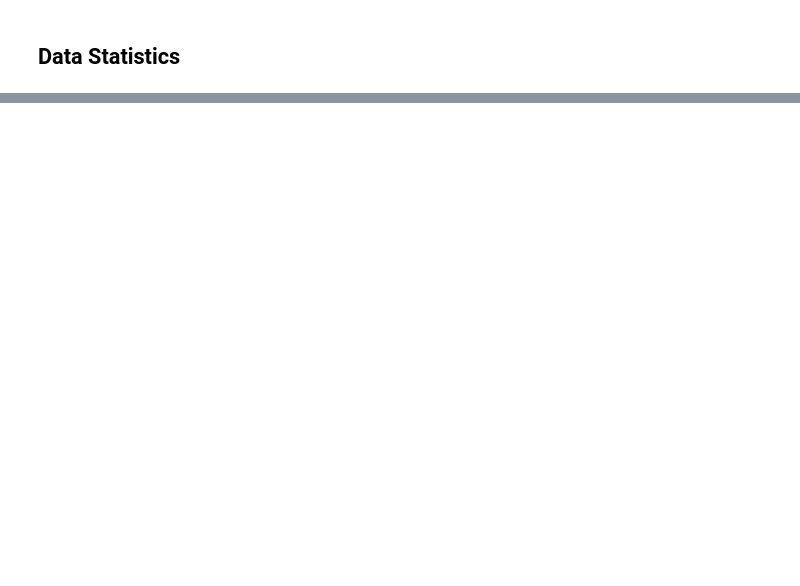
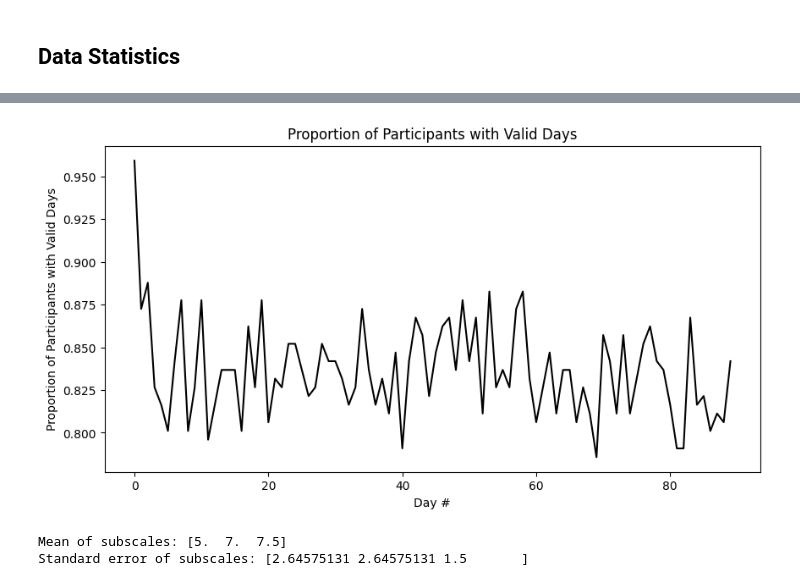
Before and after one commit to adithya8/LongitudeML, a Jupyter notebook: examples/ptsd_stop_forecasting/eda_v5.ipynb, the cells around one changed output, grey strips where cells are left out. Cells and saved outputs as stored; diff of their text form; code cells hidden in the pictures; blank space fills up the shorter version.

```diff
--- a/examples/ptsd_stop_forecasting/eda_v5.ipynb
+++ b/examples/ptsd_stop_forecasting/eda_v5.ipynb
@@ -201,0 +372,51 @@ Total number of outcomes days:  14746
+# %%
+## Plot the number of valid days on y axis and day # on x axis. Normalize the number of valid days by the total number of participants.
+fig, ax = plt.subplots(1, 1, figsize=(10, 5))
+# Plot the number of valid days for each day
+valid_days = valid.mean(0)
+ax.plot(valid_days, color='black', label='Valid Days')
+ax.set_xlabel('Day #')
+ax.set_ylabel('Proportion of Participants with Valid Days')
+plt.title('Proportion of Participants with Valid Days')
+# plt.legend()
+plt.show()
+# %% [output]
+[figure, added]
+# %%
+import numpy as np
+
+# Sample data: 4 rows (observations) and 3 columns (subscales)
+subscales = np.array([
+    [1,  2,  3],
+    [4,  5,  6],
+    [7,  8,  9],
+    [10, 11, 12]
+])
+
+# Mask: 0 indicates valid, 1 indicates invalid.
+mask = np.array([
+    [0, 0, 1],
+    [0, 1, 0],
+    [1, 0, 0],
+    [0, 0, 1]
+])
+
+# Create a boolean array for valid entries (mask==0)
+valid = (mask == 0)
+
+# Compute the mean for each subscale (each column) using only valid entries.
+mean_subscales = np.sum(np.where(valid, subscales, 0), axis=0) / np.sum(valid, axis=0)
+
+# Compute the standard error for each subscale.
+n_valid = np.sum(valid, axis=0)  # number of valid entries per column
+# Calculate variance only on valid entries (using Bessel's correction)
+variance = np.sum(np.where(valid, (subscales - mean_subscales) ** 2, 0), axis=0) / (n_valid - 1)
+std_subscales = np.sqrt(variance)
+stderr_subscales = std_subscales / np.sqrt(n_valid)
+
+# Print the results
+print("Mean of subscales:", mean_subscales)
+print("Standard error of subscales:", stderr_subscales)
+# %% [output]
+Mean of subscales: [5.  7.  7.5]
+Standard error of subscales: [2.64575131 2.64575131 1.5       ]
```
Also changed, not shown: parts of 24 cells of this notebook, 1 other file.
